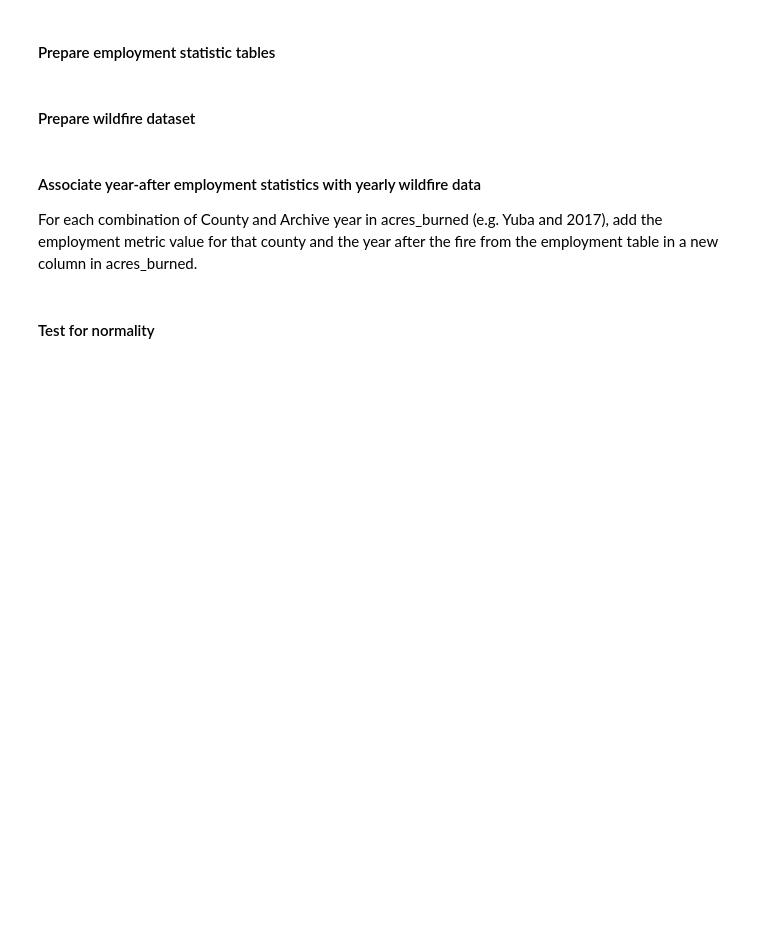
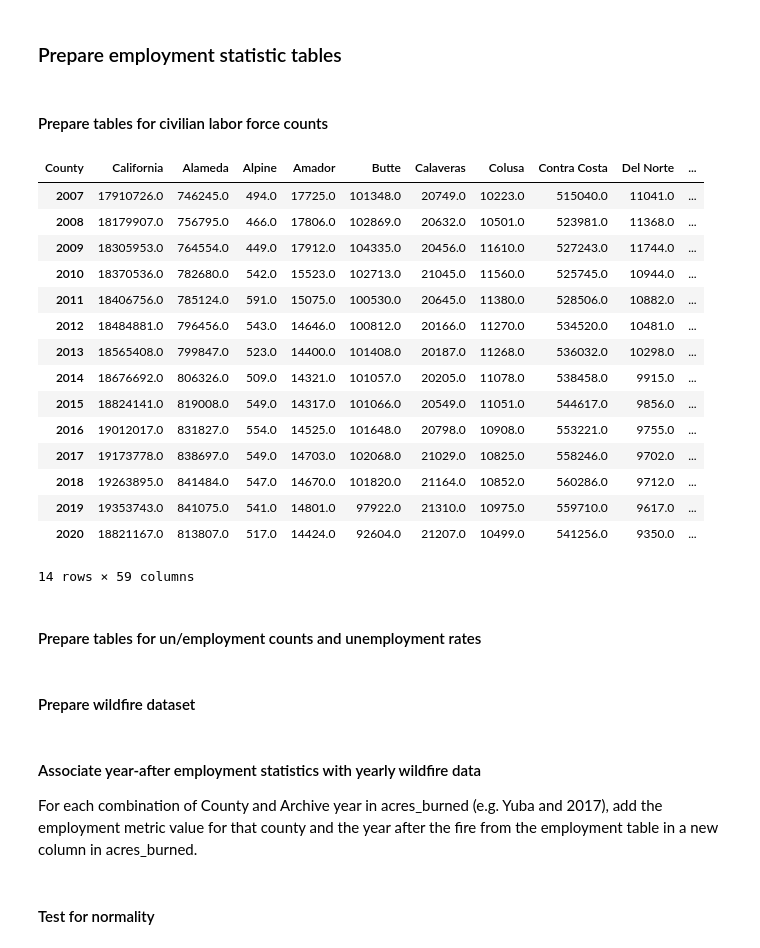
Before and after one commit to Eva-Biedron/WildfireRuralCalifornia, a Jupyter notebook: Analysis of the Atlas of Rural and Small Town.ipynb, the cells around one changed output. Saved outputs shown, nothing was run; the diff lists cells and outputs as text; code cells hidden in the pictures; blank space fills up the shorter version.

```diff
--- a/Analysis of the Atlas of Rural and Small Town.ipynb
+++ b/Analysis of the Atlas of Rural and Small Town.ipynb
@@ -102,4 +62,4 @@ population.rename(index={'TotalPopEst2010': '2010', 'TotalPopEst2011': '2011', '
 # Quick visualization of population trends for CA and each county
 # population.plot(subplots = True, layout = (10,6), figsize=(30, 12));
 # %% [markdown]
-#### Prepare employment statistic tables
+### Prepare employment statistic tables
@@ -110,16 +68,41 @@ jobs = jobs[jobs['State'] == 'CA']
+# %% [markdown]
+#### Prepare tables for civilian labor force counts
 # %%
-# Prepare tables for civilian labor force counts
-# Slice employment data from jobs table.
-nlabor = jobs[['State', 'County', 'NumCivLaborforce2007', 'NumCivLaborForce2008', 'NumCivLaborForce2009', 'NumCivLaborForce2010', 'NumCivLaborForce2011', 'NumCivLaborForce2012', 'NumCivLaborforce2013', 'NumCivLaborforce2014', 'NumCivLaborforce2015', 'NumCivLaborforce2016', 'NumCivLaborforce2017', 'NumCivLaborforce2018', 'NumCivLaborforce2019', 'NumCivLaborforce2020']]
+nlabor = jobs[['State', 'County', 'NumCivLaborforce2007',
+    'NumCivLaborForce2008', 'NumCivLaborForce2009', 'NumCivLaborForce2010', 'NumCivLaborForce2011', 'NumCivLaborForce2012', 'NumCivLaborforce2013', 'NumCivLaborforce2014', 'NumCivLaborforce2015', 'NumCivLaborforce2016', 'NumCivLaborforce2017', 'NumCivLaborforce2018', 'NumCivLaborforce2019', 'NumCivLaborforce2020']] # Slice employment data from jobs table.
 
-# Remove State column and make County column new index
-nlabor = nlabor.drop('State', 1)
-nlabor = nlabor.set_index('County')
+nlabor = nlabor.drop('State', 1) # Remove State column.
+nlabor = nlabor.set_index('County') # Make County column new index.
 
-# Transpose so columns are names while rows are years
-nlabor = nlabor.transpose()
+nlabor = nlabor.transpose() # Transpose so columns are names while rows are years.
 
-# Rename indexes to years
-nlabor.rename(index={'NumCivLaborforce2007': '2007', 'NumCivLaborForce2008': '2008', 'NumCivLaborForce2009': '2009', 'NumCivLaborForce2010': '2010', 'NumCivLaborForce2011': '2011', 'NumCivLaborForce2012': '2012', 'NumCivLaborforce2013': '2013', 'NumCivLaborforce2014': '2014', 'NumCivLaborforce2015': '2015', 'NumCivLaborforce2016': '2016', 'NumCivLaborforce2017': '2017', 'NumCivLaborforce2018': '2018', 'NumCivLaborforce2019': '2019', 'NumCivLaborforce2020': '2020'}, inplace=True)
-#nlabor
+# Rename indexes to years.
+nlabor.rename(index={'NumCivLaborforce2007': '2007', 'NumCivLaborForce2008':
+    '2008', 'NumCivLaborForce2009': '2009', 'NumCivLaborForce2010': '2010',
+    'NumCivLaborForce2011': '2011', 'NumCivLaborForce2012': '2012',
+    'NumCivLaborforce2013': '2013', 'NumCivLaborforce2014': '2014',
+    'NumCivLaborforce2015': '2015', 'NumCivLaborforce2016': '2016',
+    'NumCivLaborforce2017': '2017', 'NumCivLaborforce2018': '2018',
+    'NumCivLaborforce2019': '2019', 'NumCivLaborforce2020': '2020'}, inplace=True)
+
+nlabor # Display the table of civilian labor force counts.
+# %% [output]
+| County | California | Alameda | Alpine | Amador | Butte | Calaveras | Colusa | Contra Costa | Del Norte | ... |
+| 2007 | 17910726.0 | 746245.0 | 494.0 | 17725.0 | 101348.0 | 20749.0 | 10223.0 | 515040.0 | 11041.0 | ... |
+| 2008 | 18179907.0 | 756795.0 | 466.0 | 17806.0 | 102869.0 | 20632.0 | 10501.0 | 523981.0 | 11368.0 | ... |
+| 2009 | 18305953.0 | 764554.0 | 449.0 | 17912.0 | 104335.0 | 20456.0 | 11610.0 | 527243.0 | 11744.0 | ... |
+| 2010 | 18370536.0 | 782680.0 | 542.0 | 15523.0 | 102713.0 | 21045.0 | 11560.0 | 525745.0 | 10944.0 | ... |
+| 2011 | 18406756.0 | 785124.0 | 591.0 | 15075.0 | 100530.0 | 20645.0 | 11380.0 | 528506.0 | 10882.0 | ... |
+| 2012 | 18484881.0 | 796456.0 | 543.0 | 14646.0 | 100812.0 | 20166.0 | 11270.0 | 534520.0 | 10481.0 | ... |
+| 2013 | 18565408.0 | 799847.0 | 523.0 | 14400.0 | 101408.0 | 20187.0 | 11268.0 | 536032.0 | 10298.0 | ... |
+| 2014 | 18676692.0 | 806326.0 | 509.0 | 14321.0 | 101057.0 | 20205.0 | 11078.0 | 538458.0 | 9915.0 | ... |
+| 2015 | 18824141.0 | 819008.0 | 549.0 | 14317.0 | 101066.0 | 20549.0 | 11051.0 | 544617.0 | 9856.0 | ... |
+| 2016 | 19012017.0 | 831827.0 | 554.0 | 14525.0 | 101648.0 | 20798.0 | 10908.0 | 553221.0 | 9755.0 | ... |
+| 2017 | 19173778.0 | 838697.0 | 549.0 | 14703.0 | 102068.0 | 21029.0 | 10825.0 | 558246.0 | 9702.0 | ... |
+| 2018 | 19263895.0 | 841484.0 | 547.0 | 14670.0 | 101820.0 | 21164.0 | 10852.0 | 560286.0 | 9712.0 | ... |
+| 2019 | 19353743.0 | 841075.0 | 541.0 | 14801.0 | 97922.0 | 21310.0 | 10975.0 | 559710.0 | 9617.0 | ... |
+| 2020 | 18821167.0 | 813807.0 | 517.0 | 14424.0 | 92604.0 | 21207.0 | 10499.0 | 541256.0 | 9350.0 | ... |
+14 rows × 59 columns
+# %% [markdown]
+#### Prepare tables for un/employment counts and unemployment rates
 # %%
```
Also changed, not shown: parts of 15 cells of this notebook.
